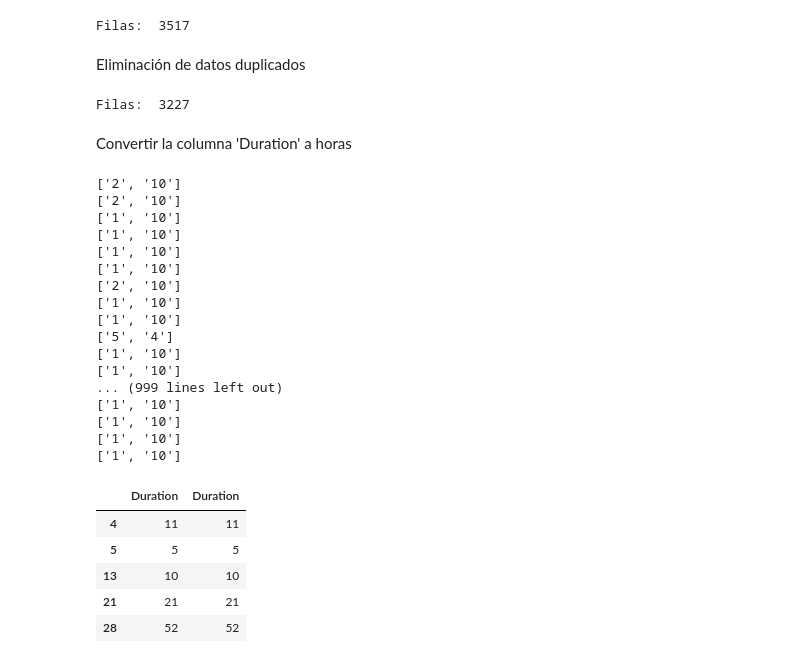
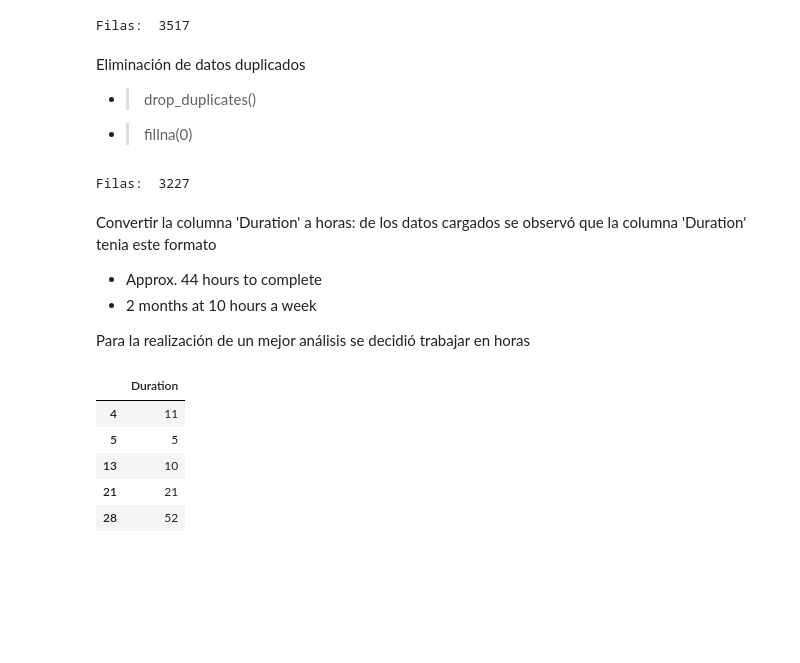
Before and after one commit to LorenaGarcia10SJ/-SS2-Seminario2_201700399, a Jupyter notebook: [SS2]Practica2_201700399/Practica2.ipynb, the cells around one changed output. Cells and saved outputs as stored; diff of their text form; code cells hidden in the pictures; blank space fills up the shorter version.

```diff
--- a/[SS2]Practica2_201700399/Practica2.ipynb
+++ b/[SS2]Practica2_201700399/Practica2.ipynb
@@ -38,65 +44,53 @@ print('Filas: ' ,len(df))
 Filas:  3517
 # %% [markdown]
 Eliminación de datos duplicados
+- > drop_duplicates()
+- > fillna(0)
 # %%
 df = df.drop_duplicates()
 df = df.fillna(0)
 print('Filas: ' ,len(df))
 # %% [output]
 Filas:  3227
-# %% [markdown]
-Convertir la columna 'Duration' a horas
+# %% [markdown]
+Convertir la columna 'Duration' a horas: de los datos cargados se observó que la columna 'Duration' tenia este formato
+- Approx. 44 hours to complete
+- 2 months at 10 hours a week
+
+Para la realización de un mejor análisis se decidió trabajar en horas
 # %%
 def durationHoras(duration):
     duration = str(duration)
 
     if "hours" and "week" not in duration:
         hours = re.findall(r'\d+', duration)
         if hours:
             return int(hours[0])
-            #print(hours)
         else:
             return 0
 
     # 2 months at 10 hours a week
     elif "months" in duration and "week" in duration:
         months_and_hours = re.findall(r'\d+', duration)
         print(months_and_hours)
         if len(months_and_hours) == 2:
             months = int(months_and_hours[0])
             hours_per_week = int(months_and_hours[1])
             total_weeks = months * 4
             return total_weeks * hours_per_week
         else:
             return 0
 
     return 0
 
 df['Duration'] = df['Duration'].apply(durationHoras)
 
 df.to_csv('datos2.csv', index=False)
-df[['Duration', 'Duration']].head()
+df[['Duration']].head()
 # %% [output]
-['2', '10']
-['2', '10']
-['1', '10']
-['1', '10']
-['1', '10']
-['1', '10']
-['2', '10']
-['1', '10']
-['1', '10']
-['5', '4']
-['1', '10']
-['1', '10']
-... (999 lines left out)
-['1', '10']
-['1', '10']
-['1', '10']
-['1', '10']
-|  | Duration | Duration |
-| 4 | 11 | 11 |
-| 5 | 5 | 5 |
-| 13 | 10 | 10 |
-| 21 | 21 | 21 |
-| 28 | 52 | 52 |
+|  | Duration |
+| 4 | 11 |
+| 5 | 5 |
+| 13 | 10 |
+| 21 | 21 |
+| 28 | 52 |
```
Also changed, not shown: parts of 7 cells of this notebook.
